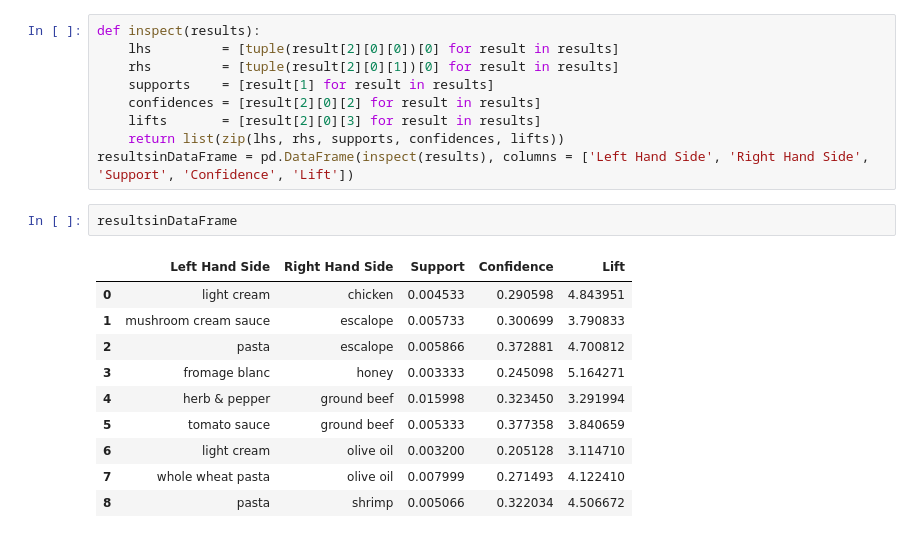
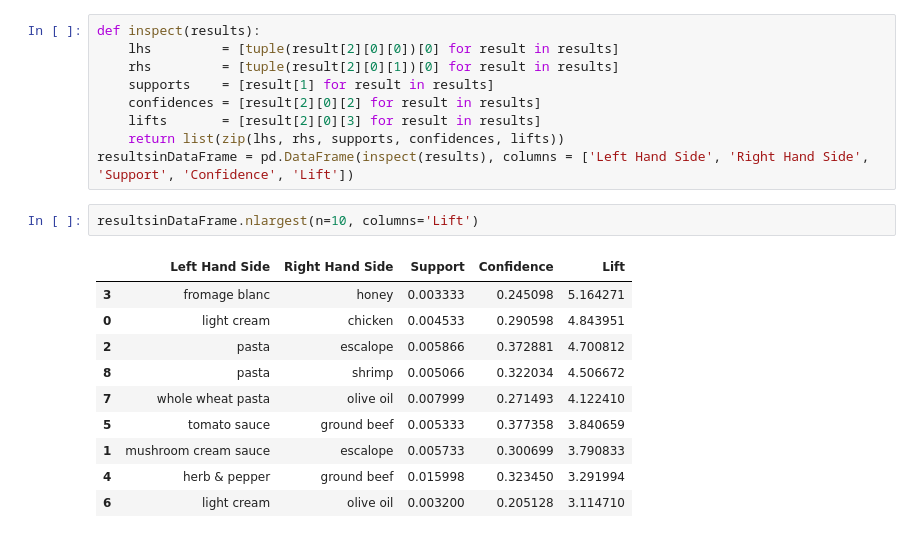
Before and after one commit to codeuntillive/AI, a Jupyter notebook: apriori/apriori.ipynb, the cells around one changed output. Drawn from its saved outputs; the diff is of its cells as text.

```diff
--- a/apriori/apriori.ipynb
+++ b/apriori/apriori.ipynb
@@ -52,15 +52,15 @@ def inspect(results):
     return list(zip(lhs, rhs, supports, confidences, lifts))
 resultsinDataFrame = pd.DataFrame(inspect(results), columns = ['Left Hand Side', 'Right Hand Side', 'Support', 'Confidence', 'Lift'])
 # %%
-resultsinDataFrame
+resultsinDataFrame.nlargest(n=10, columns='Lift')
 # %% [output]
 |  | Left Hand Side | Right Hand Side | Support | Confidence | Lift |
+| 3 | fromage blanc | honey | 0.003333 | 0.245098 | 5.164271 |
 | 0 | light cream | chicken | 0.004533 | 0.290598 | 4.843951 |
+| 2 | pasta | escalope | 0.005866 | 0.372881 | 4.700812 |
+| 8 | pasta | shrimp | 0.005066 | 0.322034 | 4.506672 |
+| 7 | whole wheat pasta | olive oil | 0.007999 | 0.271493 | 4.122410 |
+| 5 | tomato sauce | ground beef | 0.005333 | 0.377358 | 3.840659 |
 | 1 | mushroom cream sauce | escalope | 0.005733 | 0.300699 | 3.790833 |
-| 2 | pasta | escalope | 0.005866 | 0.372881 | 4.700812 |
-| 3 | fromage blanc | honey | 0.003333 | 0.245098 | 5.164271 |
 | 4 | herb & pepper | ground beef | 0.015998 | 0.323450 | 3.291994 |
-| 5 | tomato sauce | ground beef | 0.005333 | 0.377358 | 3.840659 |
 | 6 | light cream | olive oil | 0.003200 | 0.205128 | 3.114710 |
-| 7 | whole wheat pasta | olive oil | 0.007999 | 0.271493 | 4.122410 |
-| 8 | pasta | shrimp | 0.005066 | 0.322034 | 4.506672 |
```
